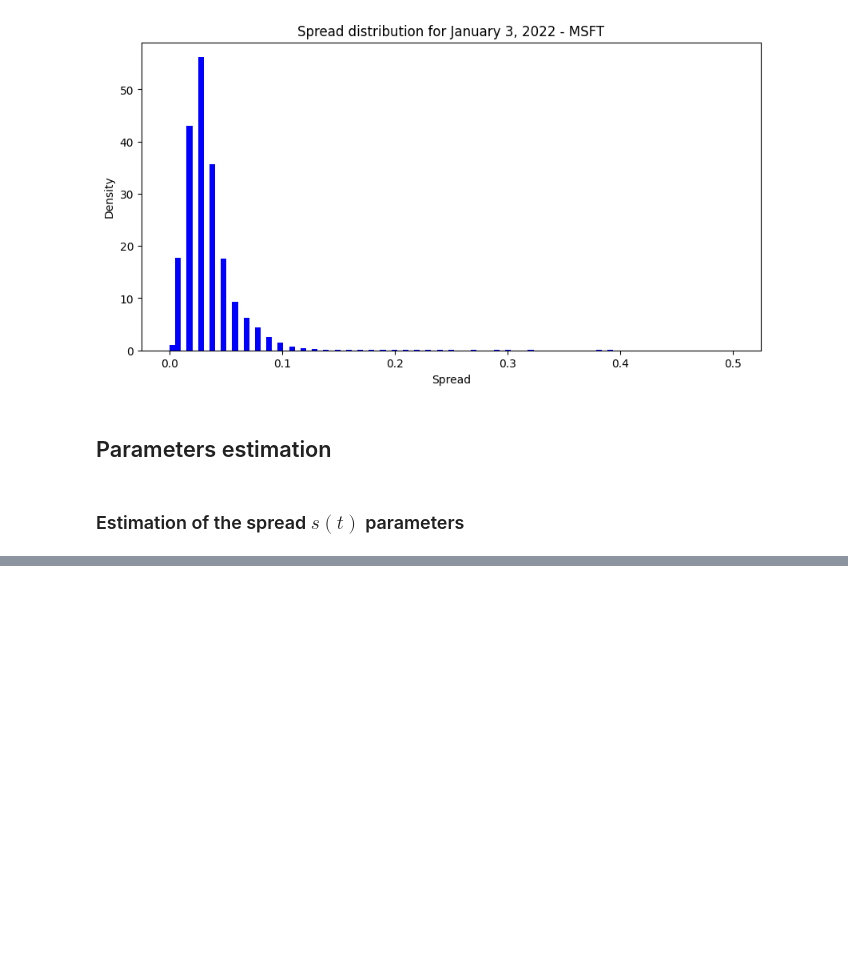
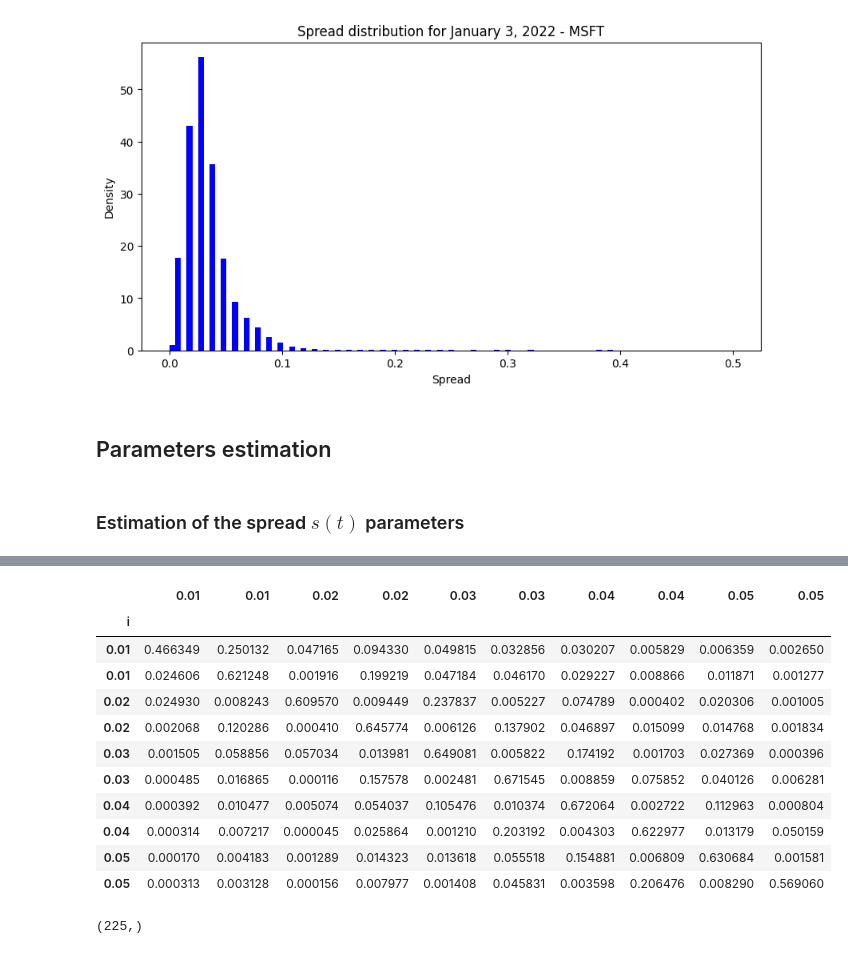
Before and after one commit to lcsrodriguez/optimalHFT, a Jupyter notebook: main.ipynb, the cells around one changed output, grey strips where cells are left out. Drawn from its saved outputs; the diff is of its cells as text; code cells hidden in the pictures; blank space fills up the shorter version.

Commit message:
Adding reconstruction of the transition matrix

```diff
--- a/main.ipynb
+++ b/main.ipynb
@@ -177,0 +176,3 @@ _ = plt.title(f"Spread distribution for January 3, 2022 - {TICKER}")
+# %%
+# Getting spread values
+spread_values = np.sort(np.around(spread.unique(), decimals=4))
@@ -177,0 +197,44 @@ _ = plt.title(f"Spread distribution for January 3, 2022 - {TICKER}")
+# %%
+# Adding columns for shift
+spread = pd.DataFrame(spread)
+spread['shift'] = spread[0].shift(-1)
+
+# Add a count column (for group by function)
+spread['count'] = 1
+
+# Groupby and then unstack, fill the zeros
+trans_mat = spread.groupby([0, 'shift']).count().unstack().fillna(0)
+
+# Normalize by occurences and save values to get transition matrix
+trans_mat = trans_mat.div(trans_mat.sum(axis=1), axis=0).values
+# %%
+# Constructing the transition matrix
+T = pd.DataFrame(data=trans_mat, columns=spread_values[1:])
+T.drop(T.tail(1).index,inplace=True)
+T["index"] = spread_values[1:]
+T.set_index(keys=["index"], inplace=True)
+T.index.name = "i"
+try:
+    T.drop(labels=["index"], axis=1, inplace=True)
+except KeyError:
+    pass
+# %%
+# Displaying first rows/columns
+T.iloc[:10, :10] #.to_latex("out/out.tex")
+# %% [output]
+|  | 0.01 | 0.01 | 0.02 | 0.02 | 0.03 | 0.03 | 0.04 | 0.04 | 0.05 | 0.05 |
+| i |  |  |  |  |  |  |  |  |  |  |
+| 0.01 | 0.466349 | 0.250132 | 0.047165 | 0.094330 | 0.049815 | 0.032856 | 0.030207 | 0.005829 | 0.006359 | 0.002650 |
+| 0.01 | 0.024606 | 0.621248 | 0.001916 | 0.199219 | 0.047184 | 0.046170 | 0.029227 | 0.008866 | 0.011871 | 0.001277 |
+| 0.02 | 0.024930 | 0.008243 | 0.609570 | 0.009449 | 0.237837 | 0.005227 | 0.074789 | 0.000402 | 0.020306 | 0.001005 |
+| 0.02 | 0.002068 | 0.120286 | 0.000410 | 0.645774 | 0.006126 | 0.137902 | 0.046897 | 0.015099 | 0.014768 | 0.001834 |
+| 0.03 | 0.001505 | 0.058856 | 0.057034 | 0.013981 | 0.649081 | 0.005822 | 0.174192 | 0.001703 | 0.027369 | 0.000396 |
+| 0.03 | 0.000485 | 0.016865 | 0.000116 | 0.157578 | 0.002481 | 0.671545 | 0.008859 | 0.075852 | 0.040126 | 0.006281 |
+| 0.04 | 0.000392 | 0.010477 | 0.005074 | 0.054037 | 0.105476 | 0.010374 | 0.672064 | 0.002722 | 0.112963 | 0.000804 |
+| 0.04 | 0.000314 | 0.007217 | 0.000045 | 0.025864 | 0.001210 | 0.203192 | 0.004303 | 0.622977 | 0.013179 | 0.050159 |
+| 0.05 | 0.000170 | 0.004183 | 0.001289 | 0.014323 | 0.013618 | 0.055518 | 0.154881 | 0.006809 | 0.630684 | 0.001581 |
+| 0.05 | 0.000313 | 0.003128 | 0.000156 | 0.007977 | 0.001408 | 0.045831 | 0.003598 | 0.206476 | 0.008290 | 0.569060 |
+# %%
+spread_values[1:].shape
+# %% [output]
+(225,)
```
Also changed, not shown: parts of 2 cells of this notebook.
